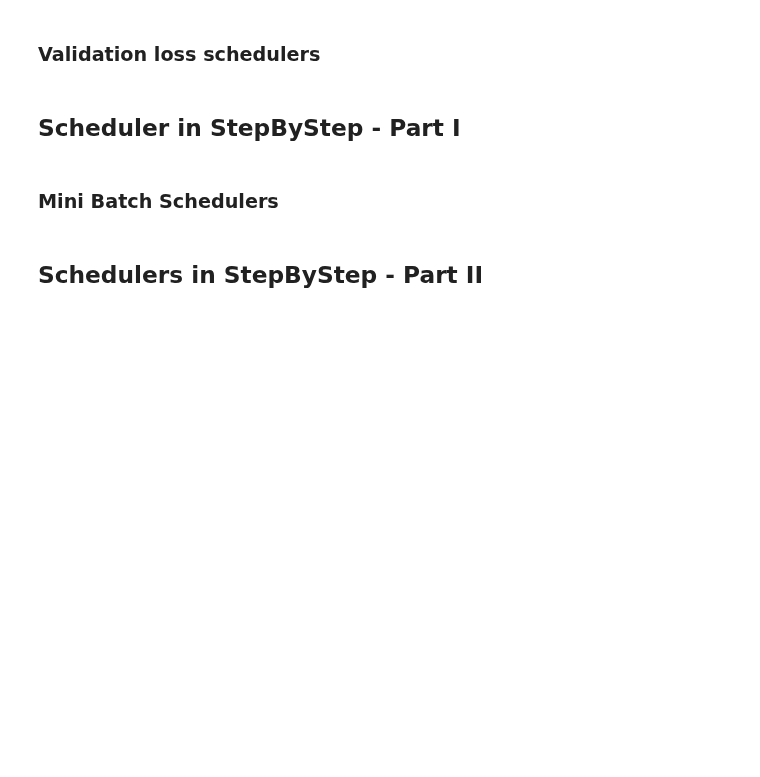
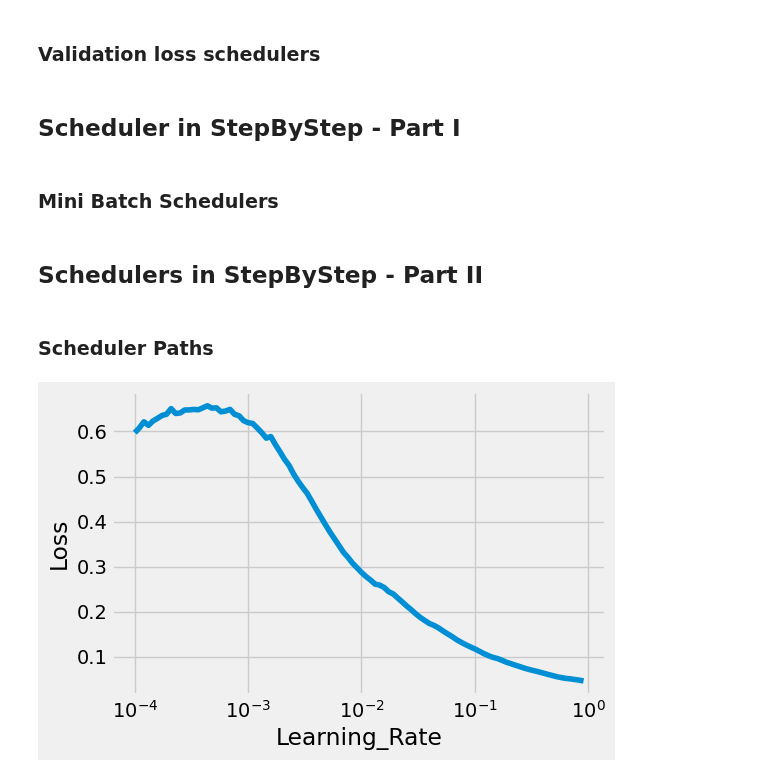
Before and after one commit to Anushkach/Deep-Learning, a Jupyter notebook: Deep Learning with Pytorch/Chapter 6.ipynb, the cells around one changed output. Cells and saved outputs as stored; diff of their text form; code cells hidden in the pictures; blank space fills up the shorter version.

Commit message:
model Training

```diff
--- a/Deep Learning with Pytorch/Chapter 6.ipynb
+++ b/Deep Learning with Pytorch/Chapter 6.ipynb
@@ -1015,3 +1017,17 @@ def _mini_batch(self,validation=False):
     return loss
 
 setattr(StepByStep,'_mini_batch',_mini_batch)
+# %% [markdown]
+### Scheduler Paths
+# %%
+device='cuda' if torch.cuda.is_available() else 'cpu'
+torch.manual_seed(42)
+model=nn.Sequential()
+model.add_module('linear',nn.Linear(1,1))
+loss_fn=nn.MSELoss(reduction='mean')
+
+optimizer=optim.SGD(model.parameters(),lr=1e-4,momentum=0.9,nesterov=False)
+sbs_dummy=StepByStep(model,loss_fn,optimizer)
+tracking=sbs_dummy.lr_range_test(data_loader=train_loader,end_lr=1,num_iter=100)
+# %% [output]
+[figure, added]
```
Also changed, not shown: parts of 13 cells of this notebook.
